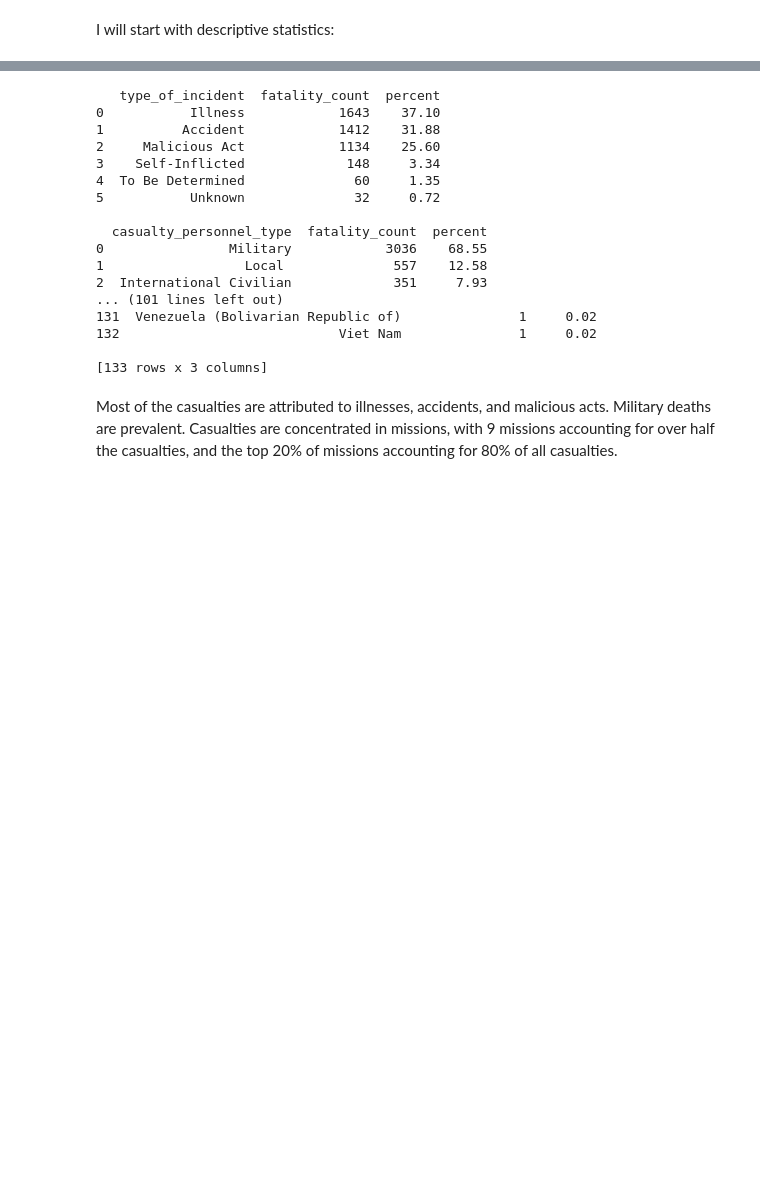
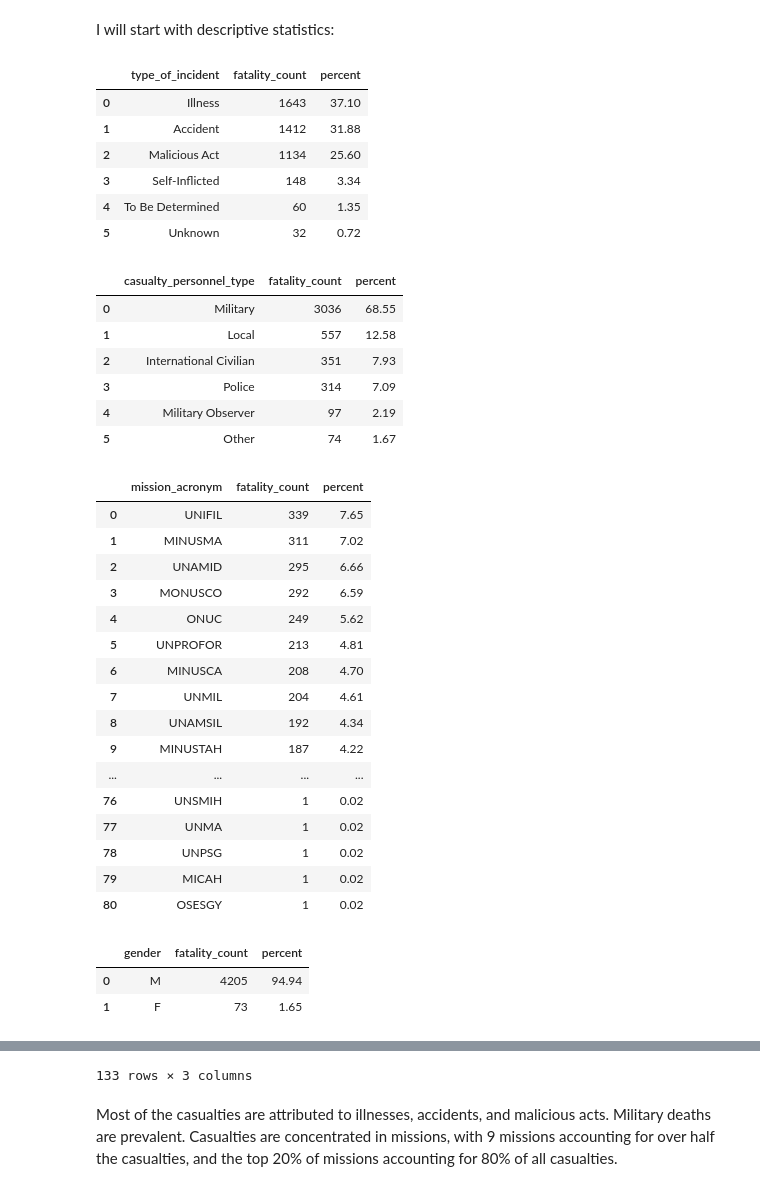
Before and after one commit to iv-div/my-jupyter-portfolio, a Jupyter notebook: peacekeeping-fatalities/data_exploration.ipynb, the cells around one changed output, grey strips where cells are left out. Saved outputs shown, nothing was run; the diff lists cells and outputs as text; code cells hidden in the pictures; blank space fills up the shorter version.

```diff
--- a/peacekeeping-fatalities/data_exploration.ipynb
+++ b/peacekeeping-fatalities/data_exploration.ipynb
@@ -24,33 +26,67 @@ I will start with descriptive statistics:
 # %%
 total_fatalities = len(df)
 
 incident_counts = df['type_of_incident'].value_counts().reset_index()
 incident_counts.columns = ['type_of_incident', 'fatality_count']
 incident_counts['percent'] = (incident_counts['fatality_count'] / total_fatalities * 100).round(2)
-print(incident_counts)
+display(incident_counts)
 print()
 
 personnel_counts = df['casualty_personnel_type'].value_counts().reset_index()
 personnel_counts.columns = ['casualty_personnel_type', 'fatality_count']
 personnel_counts['percent'] = (personnel_counts['fatality_count'] / total_fatalities * 100).round(2)
-print(personnel_counts)
+display(personnel_counts)
 print()
 
 mission_counts = df['mission_acronym'].value_counts().reset_index()
 mission_counts.columns = ['mission_acronym', 'fatality_count']
 mission_counts['percent'] = (mission_counts['fatality_count'] / total_fatalities * 100).round(2)
 with pd.option_context('display.max_rows', None):
-    print(mission_counts)
+    display(mission_counts)
     print()
 
 gender_counts = df['gender'].value_counts().reset_index()
 gender_counts.columns = ['gender', 'fatality_count']
 gender_counts['percent'] = (gender_counts['fatality_count'] / total_fatalities * 100).round(2)
-print(gender_counts)
+display(gender_counts)
 print()
 
 casualty_nationality_counts = df['casualty_nationality'].value_counts().reset_index()
 casualty_nationality_counts.columns = ['casualty_nationality', 'fatality_count']
 casualty_nationality_counts['percent'] = (casualty_nationality_counts['fatality_count'] / total_fatalities * 100).round(2)
-print(casualty_nationality_counts)
+display(casualty_nationality_counts)
 # %% [output]
+|  | type_of_incident | fatality_count | percent |
+| 0 | Illness | 1643 | 37.10 |
+| 1 | Accident | 1412 | 31.88 |
+| 2 | Malicious Act | 1134 | 25.60 |
+| 3 | Self-Inflicted | 148 | 3.34 |
+| 4 | To Be Determined | 60 | 1.35 |
+| 5 | Unknown | 32 | 0.72 |
+|  | casualty_personnel_type | fatality_count | percent |
+| 0 | Military | 3036 | 68.55 |
+| 1 | Local | 557 | 12.58 |
+| 2 | International Civilian | 351 | 7.93 |
+| 3 | Police | 314 | 7.09 |
+| 4 | Military Observer | 97 | 2.19 |
+| 5 | Other | 74 | 1.67 |
+|  | mission_acronym | fatality_count | percent |
+| 0 | UNIFIL | 339 | 7.65 |
+| 1 | MINUSMA | 311 | 7.02 |
+| 2 | UNAMID | 295 | 6.66 |
+| 3 | MONUSCO | 292 | 6.59 |
+| 4 | ONUC | 249 | 5.62 |
+| 5 | UNPROFOR | 213 | 4.81 |
+| 6 | MINUSCA | 208 | 4.70 |
+| 7 | UNMIL | 204 | 4.61 |
+| 8 | UNAMSIL | 192 | 4.34 |
+| 9 | MINUSTAH | 187 | 4.22 |
+| ... | ... | ... | ... |
+| 76 | UNSMIH | 1 | 0.02 |
+| 77 | UNMA | 1 | 0.02 |
+| 78 | UNPSG | 1 | 0.02 |
+| 79 | MICAH | 1 | 0.02 |
+| 80 | OSESGY | 1 | 0.02 |
+|  | gender | fatality_count | percent |
+| 0 | M | 4205 | 94.94 |
+| 1 | F | 73 | 1.65 |
@@ -57,20 +105,4 @@ print(casualty_nationality_counts)
-   type_of_incident  fatality_count  percent
-0           Illness            1643    37.10
-1          Accident            1412    31.88
-2     Malicious Act            1134    25.60
-3    Self-Inflicted             148     3.34
-4  To Be Determined              60     1.35
-5           Unknown              32     0.72
-
-  casualty_personnel_type  fatality_count  percent
-0                Military            3036    68.55
-1                  Local              557    12.58
-2  International Civilian             351     7.93
-... (101 lines left out)
-131  Venezuela (Bolivarian Republic of)               1     0.02
-132                            Viet Nam               1     0.02
-
-[133 rows x 3 columns]
+133 rows × 3 columns
 # %% [markdown]
 Most of the casualties are attributed to illnesses, accidents, and malicious acts. Military deaths are prevalent. Casualties are concentrated in missions, with 9 missions accounting for over half the casualties, and the top 20% of missions accounting for 80% of all casualties.
 # %% [markdown]
```
Also changed, not shown: parts of 7 cells of this notebook, 2 other files.
